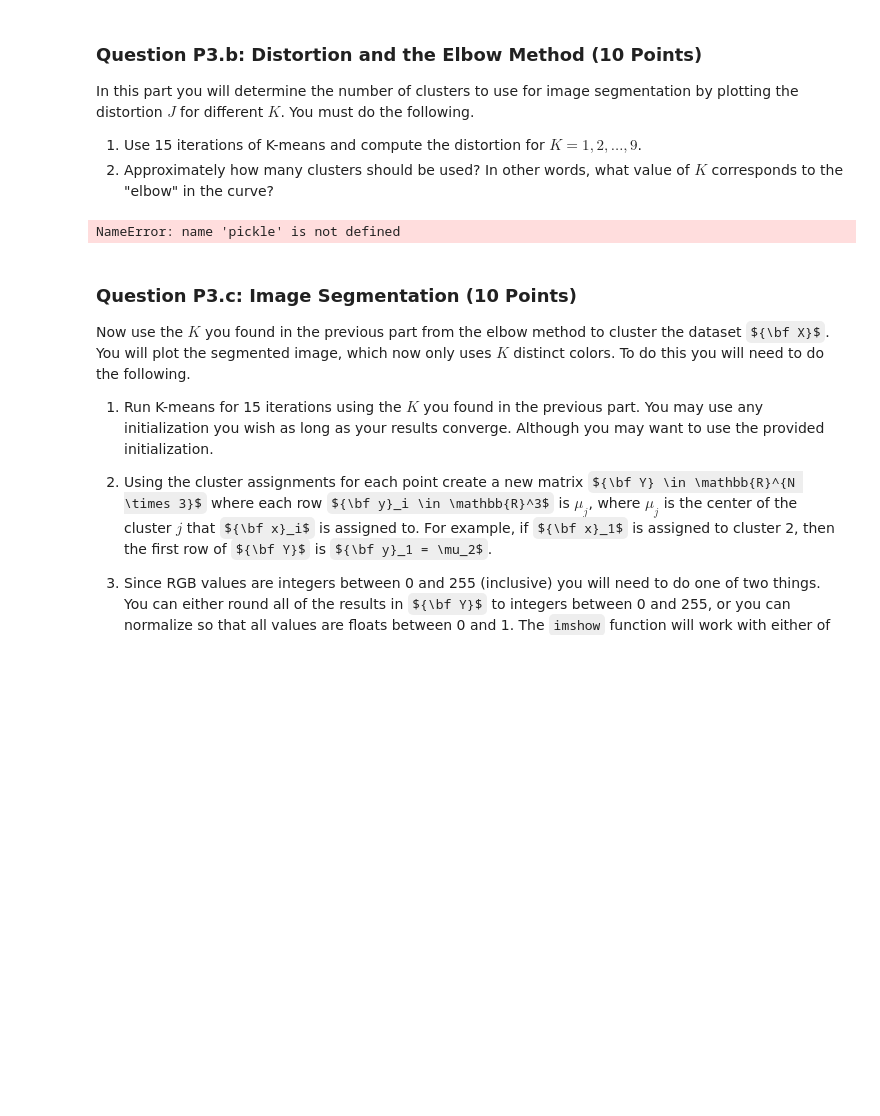
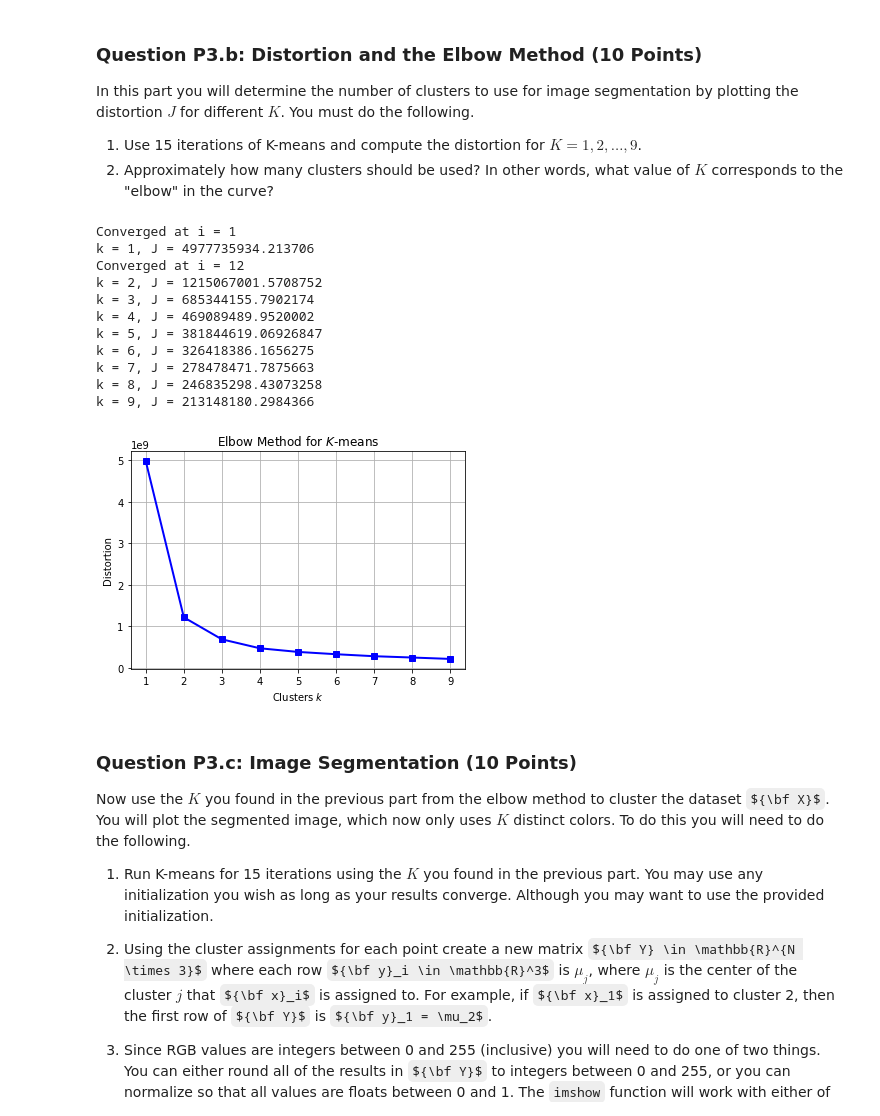
Before and after one commit to Jkker/intro2ml, a Jupyter notebook: HW5/IntroToML_Fall2021_HW5.ipynb, the cells around one changed output. Drawn from its saved outputs; the diff is of its cells as text; code cells hidden in the pictures; some formulas as TeX source; blank space fills up the shorter version.

```diff
--- a/HW5/IntroToML_Fall2021_HW5.ipynb
+++ b/HW5/IntroToML_Fall2021_HW5.ipynb
@@ -331,8 +343,13 @@ class KMeans:
             mu = self.compute_mu(labels)
             if (mu == self.mu).all():
                 print('Converged at i =',i)
-                break
+                labels = labels.astype(int)
+                self.labels = labels
+                self.mu = mu
+                return labels
             self.mu = mu
+        print('Max iteration count reached')
+
         ## TO DO ENDS HERE ##
 
         # Ensure that the cluster assignments are integers.
@@ -394,38 +411,52 @@ In this part you will determine the number of clusters to use for image segmenta
 2.  Approximately how many clusters should be used?  In other words, what value of $K$ corresponds to the "elbow" in the curve?
 # %%
 # Load the initial means for K-means.
-initial_means = pickle.load(open("kmeans_initial_means.p", "rb"))
+# initial_means = pickle.load(open("kmeans_initial_means.p", "rb"))
 
 K = np.arange(1, 9 + 1, 1) # The array of K values, k = 1,2,...,9.
 J = np.zeros(len(K)) # The array of the distortion values for the different k.
 
 # Loop over all k = 1,2,...,9
 for k in range(1, len(K) + 1):
 
     # Initialization of the cluster centers.
-    mu_0 = initial_means[k - 1]
+    # mu_0 = initial_means[k - 1]
+    idx = np.random.choice(X.shape[0], k, replace=False)
+
+    mu_0 = X[idx]
 
     # Compute the distortion.
     ## TO DO STARTS HERE ##
     max_iter = 15
     km = KMeans(k, X, mu_0)
     km.fit(max_iter)
     J[k - 1] = km.distortion()
     print(f'k = {k}, J = {J[k - 1]}')
 
     ## TO DO ENDS HERE ##
     # print('K = {:d} finished.'.format(k))
 
 
 # Plot the results.
 plt.plot(K, J, 'b-s', lw = 2)
 plt.xlabel(r'Clusters $k$')
 plt.ylabel(r'Distortion')
 plt.title(r'Elbow Method for $K$-means')
 plt.grid()
 plt.show()
 # %% [output]
-NameError: name 'pickle' is not defined
+Converged at i = 1
+k = 1, J = 4977735934.213706
+Converged at i = 12
+k = 2, J = 1215067001.5708752
+k = 3, J = 685344155.7902174
+k = 4, J = 469089489.9520002
+k = 5, J = 381844619.06926847
+k = 6, J = 326418386.1656275
+k = 7, J = 278478471.7875663
+k = 8, J = 246835298.43073258
+k = 9, J = 213148180.2984366
+[figure, added]
 # %% [markdown]
 ### Question P3.c: Image Segmentation (10 Points)
 
```
Also changed, not shown: parts of 4 cells of this notebook.
